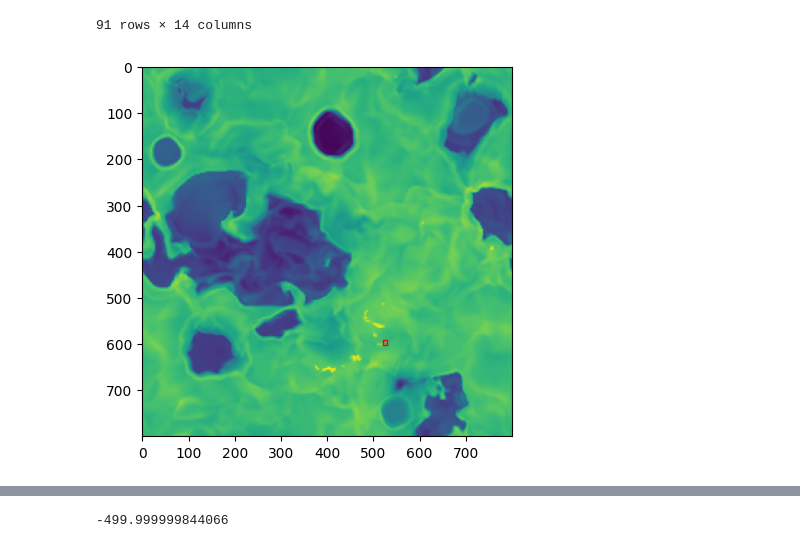
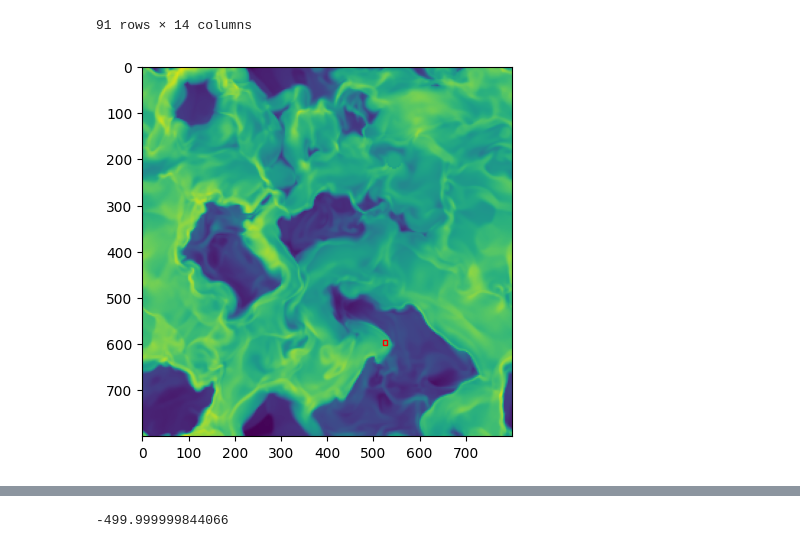
Before and after one commit to Joycelyn-Chen/Astro-Phase-Diagram, a Jupyter notebook: Scripts/tracing_SN_events.ipynb, the cells around one changed output, grey strips where cells are left out. Cells and saved outputs as stored; diff of their text form; code cells hidden in the pictures.

```diff
--- a/Scripts/tracing_SN_events.ipynb
+++ b/Scripts/tracing_SN_events.ipynb
@@ -210,32 +210,33 @@ filtered_data
 | 8328 | 6562 | 3 | 51199 | 1944 | 6.360108e+15 | 1.175209e+21 | 1.126995e+21 | 3.555761e+20 | 1.195308e+20 | 4.275656e+35 | ... |
 | 81194 | 6566 | 3 | 51215 | 0 | 6.360108e+15 | 1.175209e+21 | 1.126995e+21 | 3.555761e+20 | 1.293607e+20 | 4.749190e+35 | ... |
 91 rows × 14 columns
-# %%
-# convert the cube range to pc
-low_x0, low_y0, low_w, low_h = pc2pixel(150) + 400, pc2pixel(240) + 400, 10, 10
-
-
-
-# Visualize the selected region on image
-# plt.imshow(np.log10(obj["flash", "dens"][:,:,300].T[::-1]))
-# plt.colorbar()
-
-# Create figure and axes
-fig, ax = plt.subplots()
-
-
-# Display the image
-ax.imshow(np.log10(obj["flash", "dens"][:,:,530].T[::-1]))
-
-# Create a Rectangle patch
-rect = patches.Rectangle((low_x0, low_y0), low_w, low_h, linewidth=1,
-                         edgecolor='r', facecolor="none")
-
-# Add the patch to the Axes
-ax.add_patch(rect)
-plt.show()
-# %% [output]
-[figure, removed]
+# %%
+# convert the cube range to pc
+low_x0, low_y0, low_w, low_h = pc2pixel(150) + 400, pc2pixel(240) + 400, 10, 10
+# low_x0, low_y0, low_w, low_h = pc2pixel(380) + 400, pc2pixel(365) + 400, 10, 10
+
+
+
+# Visualize the selected region on image
+# plt.imshow(np.log10(obj["flash", "dens"][:,:,300].T[::-1]))
+# plt.colorbar()
+
+# Create figure and axes
+fig, ax = plt.subplots()
+
+
+# Display the image
+ax.imshow(np.log10(obj["flash", "dens"][:,:,130].T[::-1]))
+
+# Create a Rectangle patch
+rect = patches.Rectangle((low_x0, low_y0), low_w, low_h, linewidth=1,
+                         edgecolor='r', facecolor="none")
+
+# Add the patch to the Axes
+ax.add_patch(rect)
+plt.show()
+# %% [output]
+[figure, added]
 # %%
 filtered_data.drop_duplicates(subset=['posx_pc', 'n_tracer', 'n_SN'], keep='last')
 filtered_data
```
Also changed, not shown: parts of 4 cells of this notebook.
